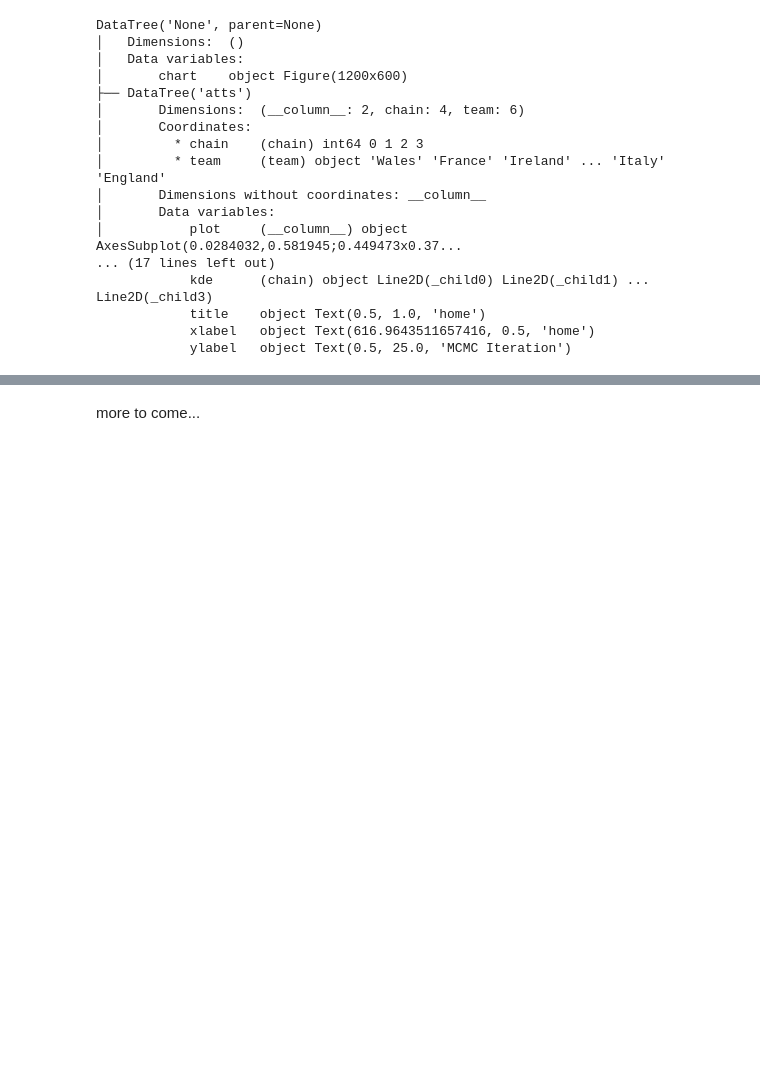
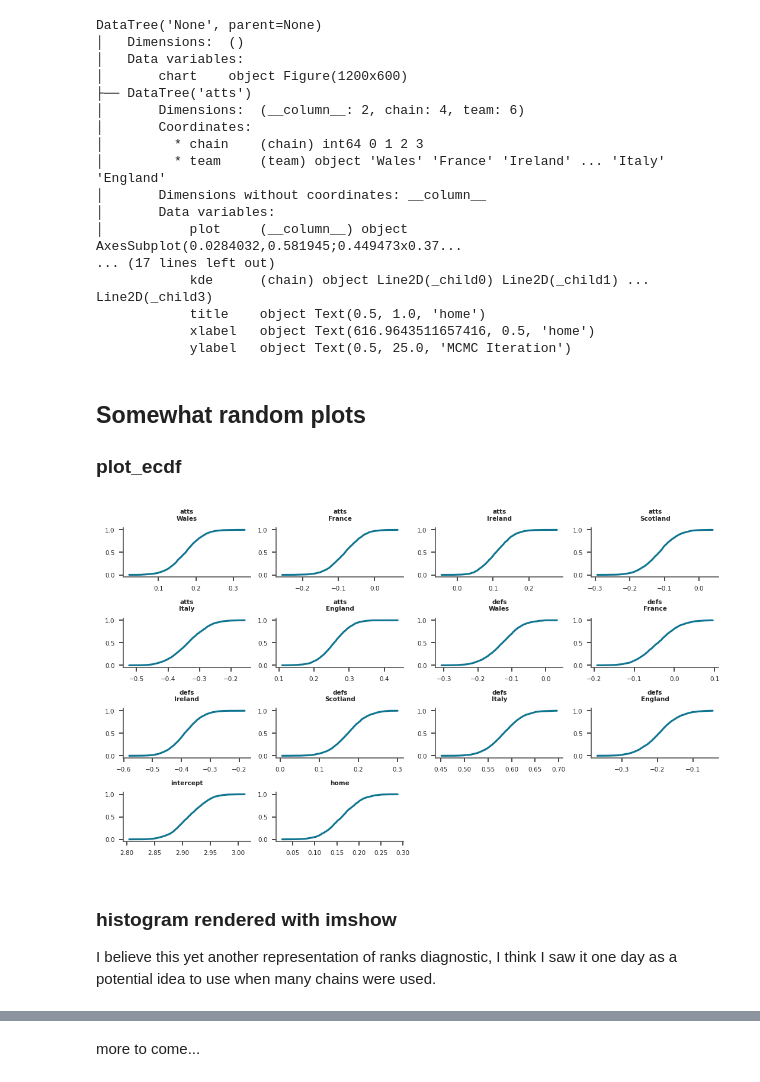
Before and after one commit to arviz-devs/xrtist, a Jupyter notebook: docs/source/plot_museum.ipynb, the cells around one changed output, grey strips where cells are left out. Drawn from its saved outputs; the diff is of its cells as text; code cells hidden in the pictures; blank space fills up the shorter version.

Commit message:
add some random plots

```diff
--- a/docs/source/plot_museum.ipynb
+++ b/docs/source/plot_museum.ipynb
@@ -335,3 +335,26 @@ DataTree('None', parent=None)
             title    object Text(0.5, 1.0, 'home')
             xlabel   object Text(616.9643511657416, 0.5, 'home')
             ylabel   object Text(0.5, 25.0, 'MCMC Iteration')
+# %% [markdown]
+## Somewhat random plots
+### plot_ecdf
+# %%
+from xarray_einstats.numba import ecdf
+
+def ecdf_line_artist(values, target, backend, **kwargs):
+    return target.plot(values.sel(ecdf_axis="x"), values.sel(ecdf_axis="y"), **kwargs)[0]
+
+pc = PlotMuseum.wrap(
+    post[["atts", "defs", "intercept", "home"]].map(ecdf, dims=("chain", "draw")),
+    cols=["__variable__", "team"],
+    plot_grid_kws={"figsize": (7, 4)}
+)
+pc.map(ecdf_line_artist, "ecdf")
+pc.map(title_artist, "title", subset_info=True, labeller_fun=az.labels.BaseLabeller().make_label_vert)
+plt.show()
+# %% [output]
+[figure, added]
+# %% [markdown]
+### histogram rendered with imshow
+I believe this yet another representation of ranks diagnostic, I think I saw it one day as a potential idea to use when
+many chains were used.
```
Also changed, not shown: parts of 2 cells of this notebook.
